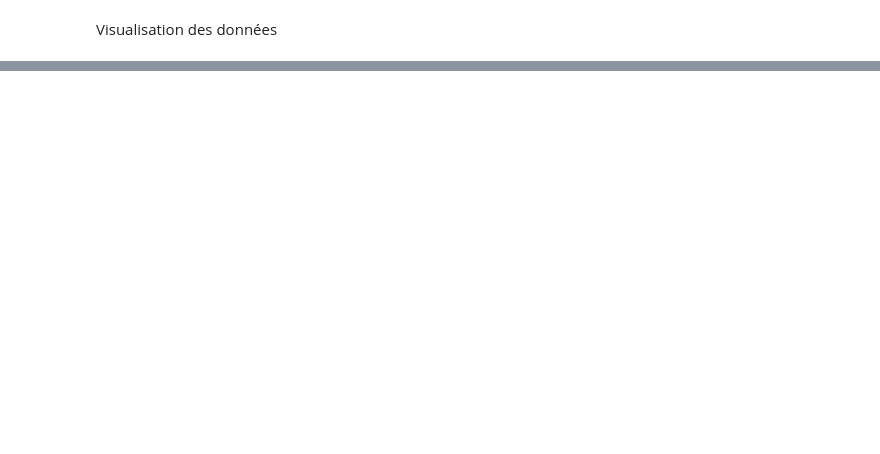
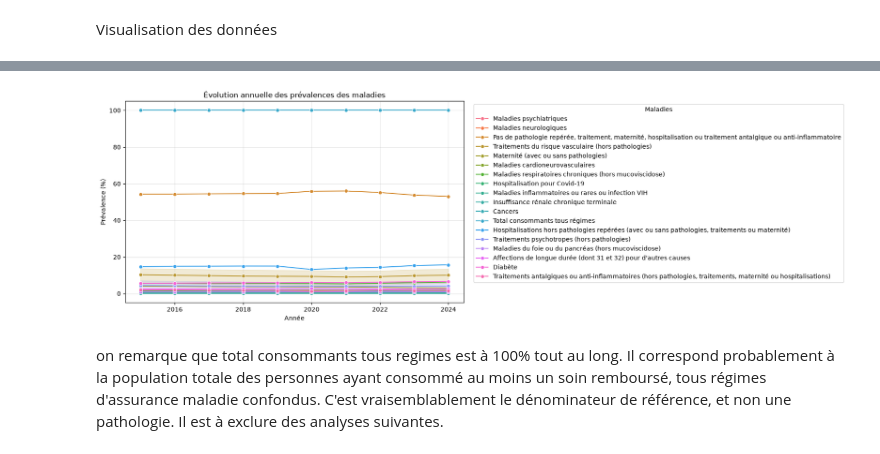
Before and after one commit to jbrocardplatim/LIORA_PROJET_PATHO_RESPIRATOIRES, a Jupyter notebook: notebooks/04.Exploration_effectifs_MLU.ipynb, the cells around one changed output, grey strips where cells are left out. Cells and saved outputs as stored; diff of their text form; code cells hidden in the pictures; blank space fills up the shorter version.

```diff
--- a/notebooks/04.Exploration_effectifs_MLU.ipynb
+++ b/notebooks/04.Exploration_effectifs_MLU.ipynb
@@ -506,0 +518,30 @@ display(
+# %%
+#filtrer sur tsage et tout sexe pour avoir un appercu global niveau national
+
+df_nat_global = df_nat[
+    (df_nat["cla_age_5"] == "tsage") &
+    (df_nat["sexe"] == 9)
+]
+
+
+#visualisations
+plt.figure(figsize=(10, 6))
+
+sns.lineplot(
+    data=df_nat_global,
+    x="annee",
+    y="prev",
+    hue="patho_niv1",
+    marker="o"
+)
+
+plt.title("Évolution annuelle des prévalences des maladies")
+plt.xlabel("Année")
+plt.ylabel("Prévalence (%)")
+plt.legend(title="Maladies", bbox_to_anchor=(1.02, 1), loc="upper left")
+plt.grid(alpha=0.3)
+plt.show()
+# %% [output]
+[figure, added]
+# %% [markdown]
+on remarque que total consommants tous regimes est à 100% tout au long.  Il correspond  probablement à la population totale des personnes ayant consommé au moins un soin remboursé, tous régimes d'assurance maladie confondus. C'est vraisemblablement le dénominateur de référence, et non une pathologie. Il est à exclure des analyses suivantes.
```
Also changed, not shown: parts of 44 cells of this notebook, 1 other file.
